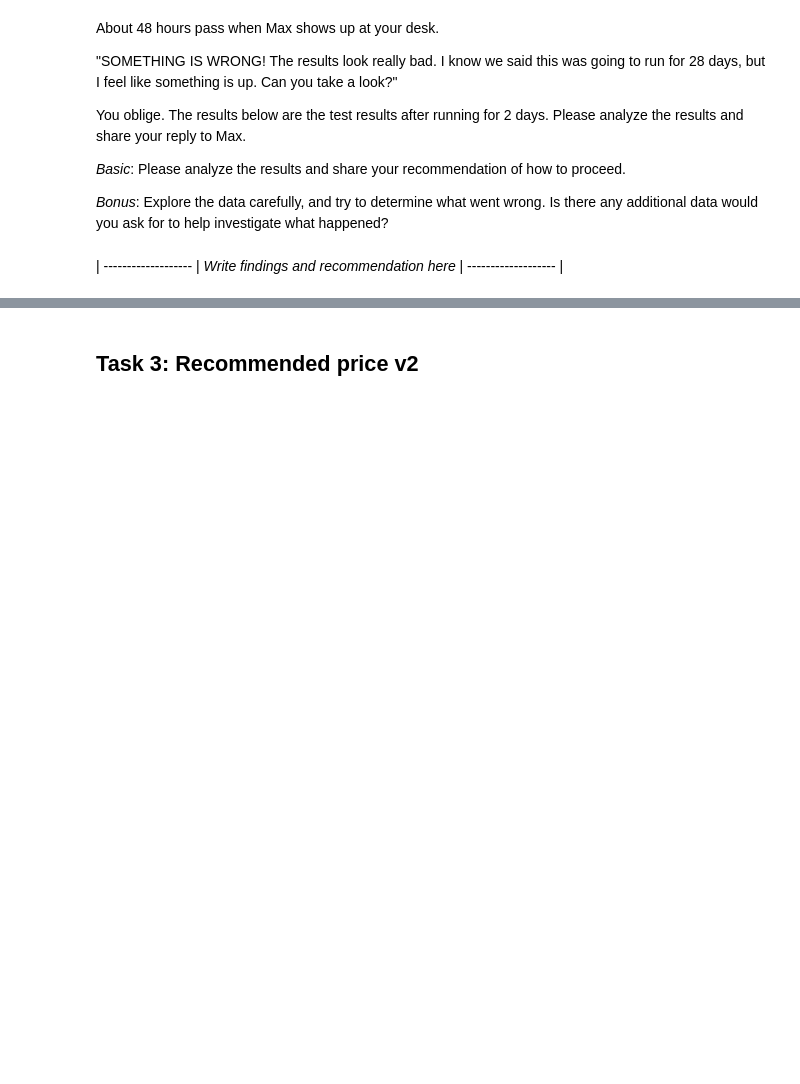
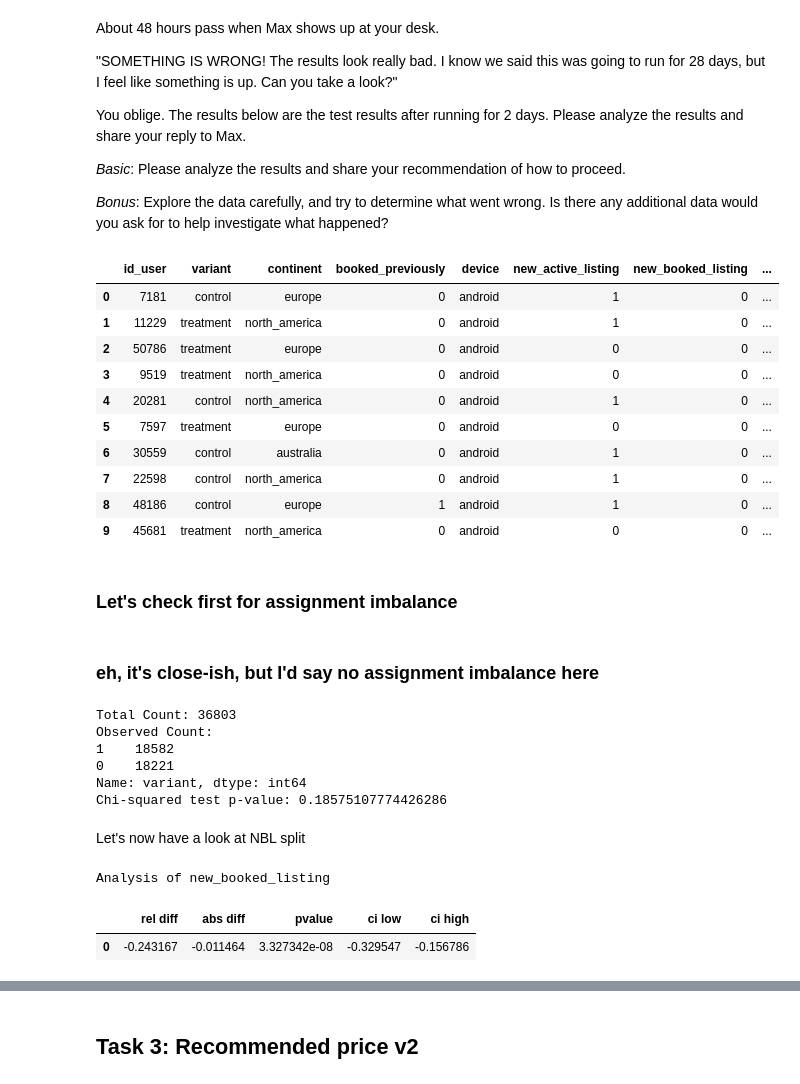
Before and after one commit to c-abbott/ab-testing, a Jupyter notebook: notebooks/w03_safely_handling_early_results.ipynb, the cells around one changed output, grey strips where cells are left out. Saved outputs shown, nothing was run; the diff lists cells and outputs as text; code cells hidden in the pictures; blank space fills up the shorter version.

```diff
--- a/notebooks/w03_safely_handling_early_results.ipynb
+++ b/notebooks/w03_safely_handling_early_results.ipynb
@@ -294,4 +292,16 @@ df_price_1_early = pd.read_csv('/content/df_price_1_early.csv')
-# %% [markdown]
-| ------------------- |
-_Write findings and recommendation here_
-| ------------------- |
+# %%
+df_price_1_early.head(10)
+# %% [output]
+|  | id_user | variant | continent | booked_previously | device | new_active_listing | new_booked_listing | ... |
+| 0 | 7181 | control | europe | 0 | android | 1 | 0 | ... |
+| 1 | 11229 | treatment | north_america | 0 | android | 1 | 0 | ... |
+| 2 | 50786 | treatment | europe | 0 | android | 0 | 0 | ... |
+| 3 | 9519 | treatment | north_america | 0 | android | 0 | 0 | ... |
+| 4 | 20281 | control | north_america | 0 | android | 1 | 0 | ... |
+| 5 | 7597 | treatment | europe | 0 | android | 0 | 0 | ... |
+| 6 | 30559 | control | australia | 0 | android | 1 | 0 | ... |
+| 7 | 22598 | control | north_america | 0 | android | 1 | 0 | ... |
+| 8 | 48186 | control | europe | 1 | android | 1 | 0 | ... |
+| 9 | 45681 | treatment | north_america | 0 | android | 0 | 0 | ... |
+# %% [markdown]
+### Let's check first for assignment imbalance
@@ -297,0 +339,25 @@ _Write findings and recommendation here_
+# %% [markdown]
+### eh, it's close-ish, but I'd say no assignment imbalance here
+# %%
+p_value, total_count, observed_counts = ab_test_chi2(df_price_1_early['variant'])
+print(f"Total Count: {total_count}")
+print(f"Observed Count:\n{observed_counts}")
+print(f"Chi-squared test p-value: {p_value}")
+# %% [output]
+Total Count: 36803
+Observed Count:
+1    18582
+0    18221
+Name: variant, dtype: int64
+Chi-squared test p-value: 0.18575107774426286
+# %% [markdown]
+Let's now have a look at NBL split
+# %%
+metric = 'new_booked_listing'
+print(f"Analysis of {metric}")
+pd.DataFrame(calculate_results(df_price_1_early, metric),
+             index=['rel diff','abs diff','pvalue','ci low','ci high']).T
+# %% [output]
+Analysis of new_booked_listing
+|  | rel diff | abs diff | pvalue | ci low | ci high |
+| 0 | -0.243167 | -0.011464 | 3.327342e-08 | -0.329547 | -0.156786 |
```
Also changed, not shown: parts of 27 cells of this notebook.
